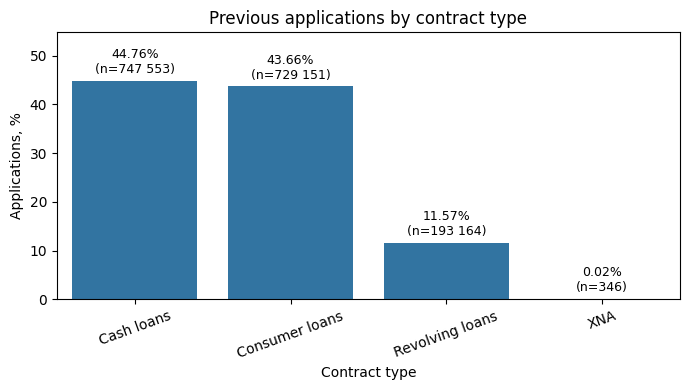
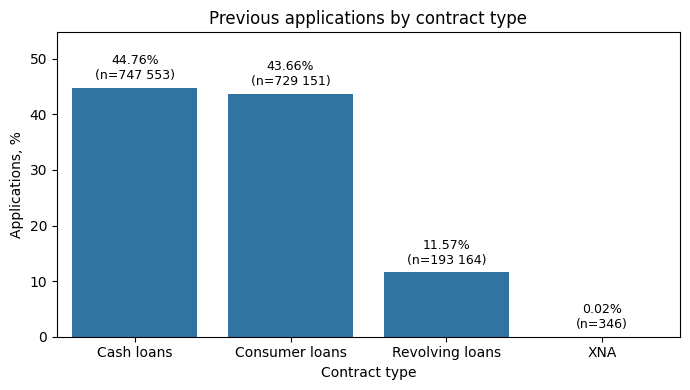
Unified diff of the notebook cell whose output changed from the first chart to the second:
--- before
+++ after
@@ -16,5 +16,4 @@
 add_bar_labels(ax, prev_product_summary, "applications_percent", "applications_count", offset=1)
 
-plt.xticks(rotation=20)
 plt.tight_layout()
 plt.show()

Commit: Add SQL analysis and update feature preparation